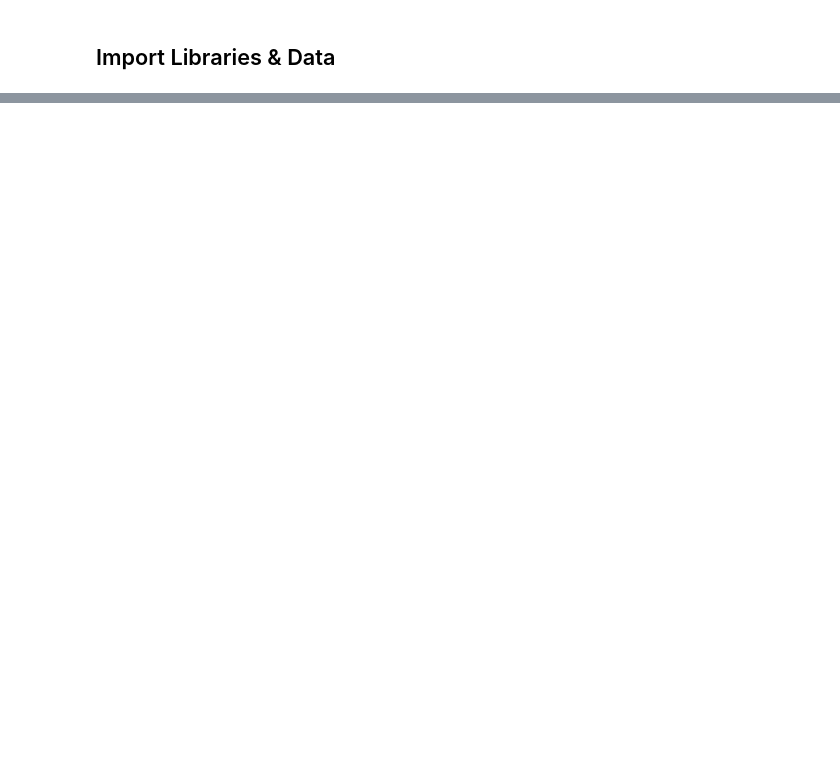
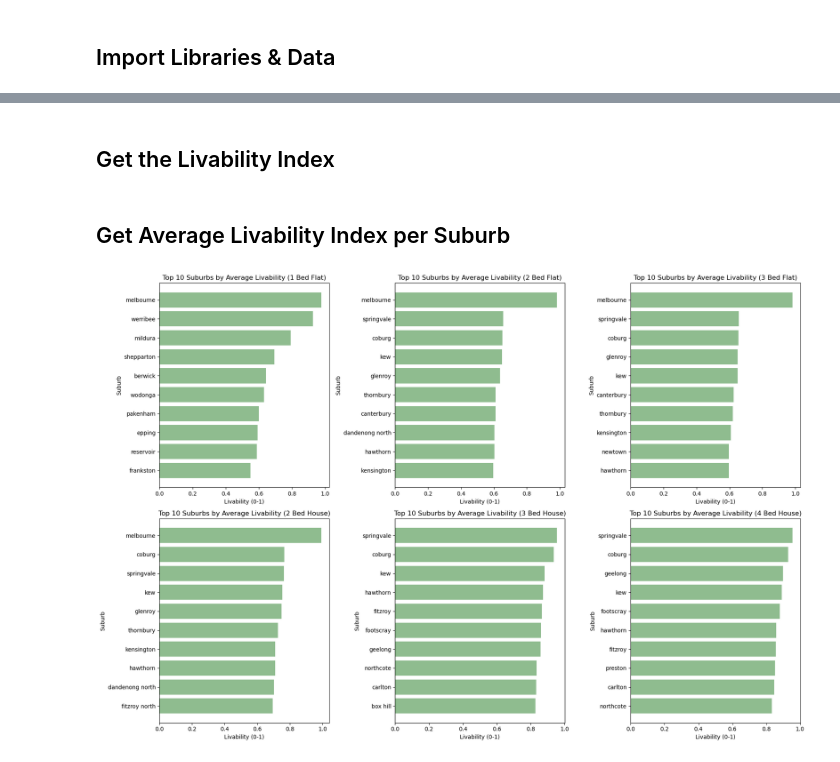
Before and after one commit to MAST30034-AppliedDataScience/project-2-group-real-estate-industry-project-15, a Jupyter notebook: notebooks/livability_index.ipynb, the cells around one changed output, grey strips where cells are left out. Cells and saved outputs as stored; diff of their text form; code cells hidden in the pictures; blank space fills up the shorter version.

Commit message:
got livability for every property type, summarised them, did preliminary visualisations (bar plots)
will work on more visualisations (map)

```diff
--- a/notebooks/livability_index.ipynb
+++ b/notebooks/livability_index.ipynb
@@ -27,0 +20,2 @@ all_properties_merged = pd.read_csv('../data/curated/merged_feature_set/all_prop
+# %% [markdown]
+## Get the Livability Index
@@ -27,0 +90,66 @@ all_properties_merged = pd.read_csv('../data/curated/merged_feature_set/all_prop
+# %% [markdown]
+## Get Average Livability Index per Suburb
+# %%
+# Find the average livability index per suburb across years
+
+average_livability_one_bed_flat = livability_one_bed_flat.groupby('suburb')['livability'].mean().reset_index()
+average_livability_two_bed_flat = livability_two_bed_flat.groupby('suburb')['livability'].mean().reset_index()
+average_livability_three_bed_flat = livability_three_bed_flat.groupby('suburb')['livability'].mean().reset_index()
+
+average_livability_two_bed_house = livability_two_bed_house.groupby('suburb')['livability'].mean().reset_index()
+average_livability_three_bed_house = livability_three_bed_house.groupby('suburb')['livability'].mean().reset_index()
+average_livability_four_bed_house = livability_four_bed_house.groupby('suburb')['livability'].mean().reset_index()
+
+average_livability_all_properties = livability_all_properties.groupby('suburb')['livability'].mean().reset_index()
+# %%
+# Visualisations
+
+dataframes = [
+    average_livability_one_bed_flat,
+    average_livability_two_bed_flat,
+    average_livability_three_bed_flat,
+    average_livability_two_bed_house,
+    average_livability_three_bed_house,
+    average_livability_four_bed_house,
+]
+
+# Titles for each subplot
+titles = [
+    '1 Bed Flat',
+    '2 Bed Flat',
+    '3 Bed Flat',
+    '2 Bed House',
+    '3 Bed House',
+    '4 Bed House',
+]
+
+fig, axes = plt.subplots(2, 3, figsize=(18, 12))
+axes = axes.flatten()  # Flatten to 1D array to easily index each axis
+
+# Loop through each DataFrame and plot it on a corresponding subplot
+for i, df in enumerate(dataframes):
+
+    # Sort the DataFrame by livability and select top 10 suburbs
+    top_10 = df.sort_values(by='livability', ascending=False).head(10)
+
+    # Plot the horizontal bar chart on the i-th axis
+    axes[i].barh(top_10['suburb'], top_10['livability'], color='darkseagreen')
+
+    # Add titles and labels
+    axes[i].set_title(f'Top 10 Suburbs by Average Livability ({titles[i]})')
+    axes[i].set_xlabel('Livability (0-1)')
+    axes[i].set_ylabel('Suburb')
+
+    # Invert the y-axis so the highest livability is at the top
+    axes[i].invert_yaxis()
+
+# Automatically adjust layout to avoid overlap
+plt.tight_layout()
+
+# Save the plot
+plt.savefig("../plots/most_livable_suburbs.png")
+
+# Display the plot
+plt.show()
+# %% [output]
+[figure, added]
```
Also changed, not shown: parts of 32 cells of this notebook, 2 other files.
